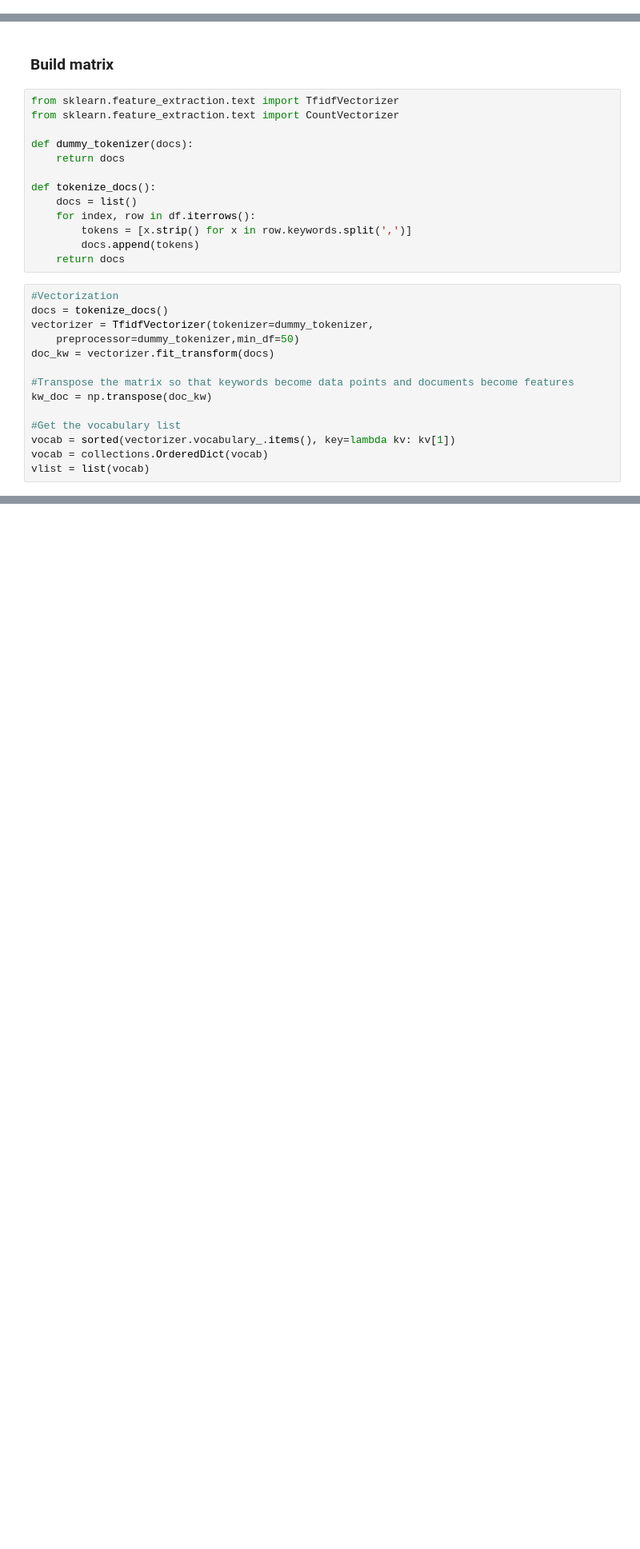
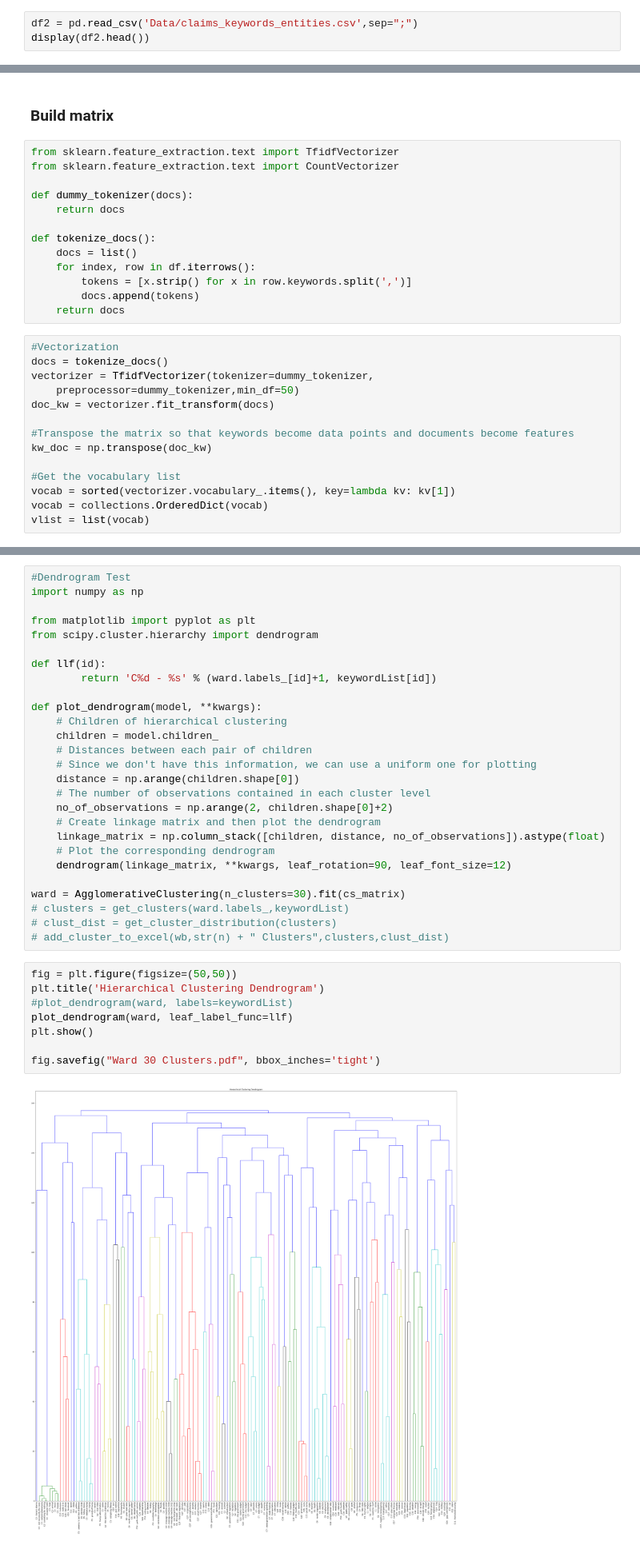
Before and after one commit to claimskg/topic-features, a Jupyter notebook: Clustering-v2.ipynb, the cells around one changed output, grey strips where cells are left out. Shown: that part at 80% size. Cells and saved outputs as stored; diff of their text form; blank space fills up the shorter version.

```diff
--- a/Clustering-v2.ipynb
+++ b/Clustering-v2.ipynb
@@ -122,0 +139,3 @@ asp article: snopes
+# %%
+df2 = pd.read_csv('Data/claims_keywords_entities.csv',sep=";")
+display(df2.head())
@@ -290,3 +395,40 @@ Cluster 3 (Total: 3311, True: 456, False: 1897, Mixture: 326, Other: 632)
 
 Cluster 4 (Total: 1467, True: 180, False: 363, Mixture: 898, Other: 26)
 { taxes }
+# %%
+#Dendrogram Test
+import numpy as np
+
+from matplotlib import pyplot as plt
+from scipy.cluster.hierarchy import dendrogram
+
+def llf(id):
+        return 'C%d - %s' % (ward.labels_[id]+1, keywordList[id])
+
+def plot_dendrogram(model, **kwargs):
+    # Children of hierarchical clustering
+    children = model.children_
+    # Distances between each pair of children
+    # Since we don't have this information, we can use a uniform one for plotting
+    distance = np.arange(children.shape[0])
+    # The number of observations contained in each cluster level
+    no_of_observations = np.arange(2, children.shape[0]+2)
+    # Create linkage matrix and then plot the dendrogram
+    linkage_matrix = np.column_stack([children, distance, no_of_observations]).astype(float)
+    # Plot the corresponding dendrogram
+    dendrogram(linkage_matrix, **kwargs, leaf_rotation=90, leaf_font_size=12)
+
+ward = AgglomerativeClustering(n_clusters=30).fit(cs_matrix)
+# clusters = get_clusters(ward.labels_,keywordList)
+# clust_dist = get_cluster_distribution(clusters)
+# add_cluster_to_excel(wb,str(n) + " Clusters",clusters,clust_dist)
+# %%
+fig = plt.figure(figsize=(50,50))
+plt.title('Hierarchical Clustering Dendrogram')
+#plot_dendrogram(ward, labels=keywordList)
+plot_dendrogram(ward, leaf_label_func=llf)
+plt.show()
+
+fig.savefig("Ward 30 Clusters.pdf", bbox_inches='tight')
+# %% [output]
+[figure, added]
```
Also changed, not shown: parts of 13 cells of this notebook, 9 other files.
